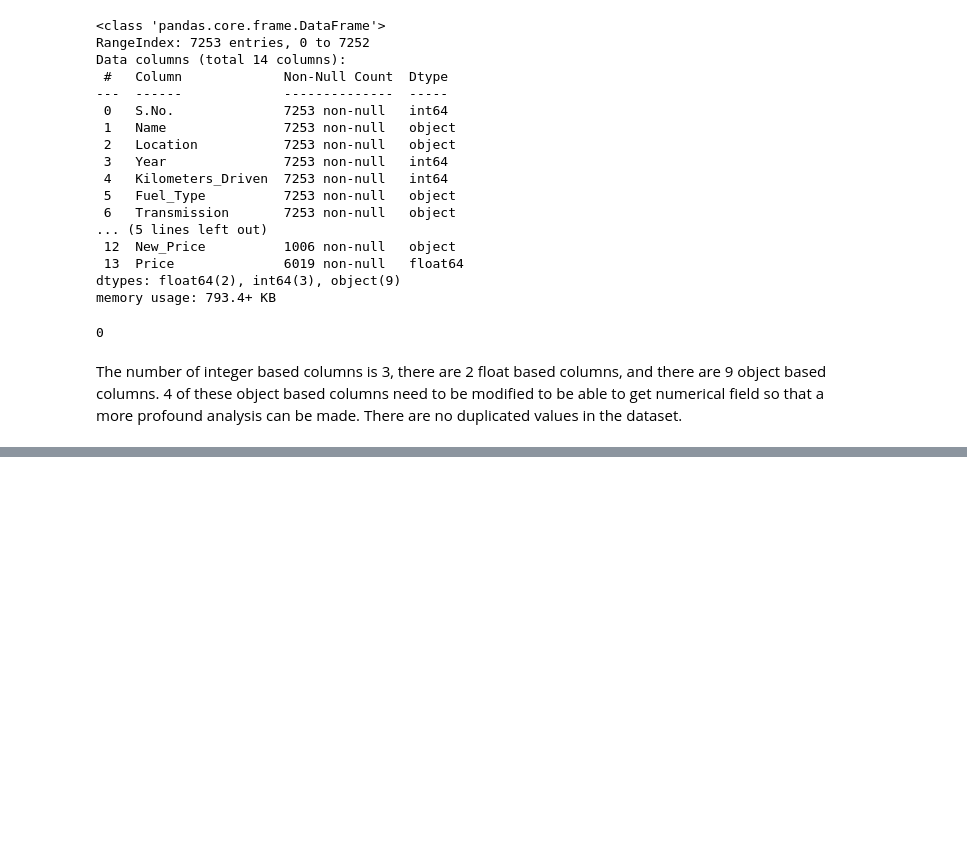
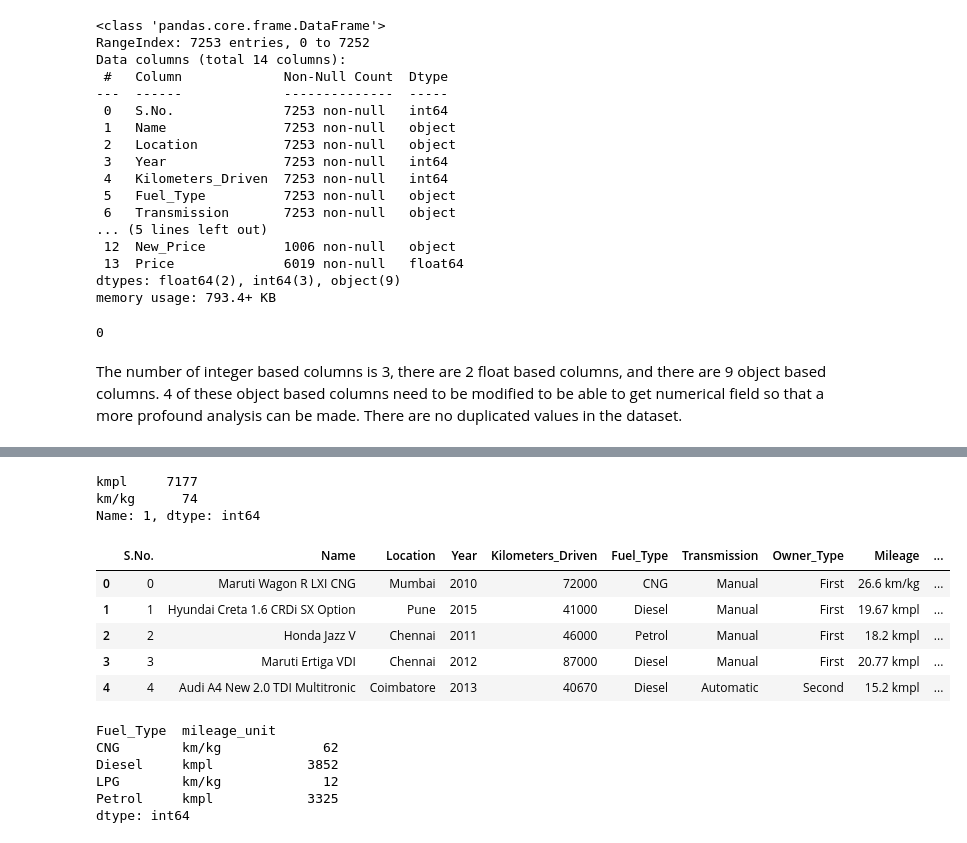
Before and after one commit to Salviz1019/Used-Car-Pricing-Model, a Jupyter notebook: Used Car Model - Supervised Learning.ipynb, the cells around one changed output, grey strips where cells are left out. Drawn from its saved outputs; the diff is of its cells as text; code cells hidden in the pictures; blank space fills up the shorter version.

```diff
--- a/Used Car Model - Supervised Learning.ipynb
+++ b/Used Car Model - Supervised Learning.ipynb
@@ -80,0 +89,3 @@ The number of integer based columns is 3, there are 2 float based columns, and t
+# %%
+db_mileage = db["Mileage"].str.split(" ",expand = True)
+db_mileage.head()
@@ -80,0 +99,27 @@ The number of integer based columns is 3, there are 2 float based columns, and t
+# %%
+db_mileage[1].value_counts()
+# %% [output]
+kmpl     7177
+km/kg      74
+Name: 1, dtype: int64
+# %%
+db["mileage_per_fuel"]=db_mileage[0].astype(float)
+db["mileage_unit"]=db_mileage[1]
+
+db.head()
+# %% [output]
+|  | S.No. | Name | Location | Year | Kilometers_Driven | Fuel_Type | Transmission | Owner_Type | Mileage | ... |
+| 0 | 0 | Maruti Wagon R LXI CNG | Mumbai | 2010 | 72000 | CNG | Manual | First | 26.6 km/kg | ... |
+| 1 | 1 | Hyundai Creta 1.6 CRDi SX Option | Pune | 2015 | 41000 | Diesel | Manual | First | 19.67 kmpl | ... |
+| 2 | 2 | Honda Jazz V | Chennai | 2011 | 46000 | Petrol | Manual | First | 18.2 kmpl | ... |
+| 3 | 3 | Maruti Ertiga VDI | Chennai | 2012 | 87000 | Diesel | Manual | First | 20.77 kmpl | ... |
+| 4 | 4 | Audi A4 New 2.0 TDI Multitronic | Coimbatore | 2013 | 40670 | Diesel | Automatic | Second | 15.2 kmpl | ... |
+# %%
+db.groupby(by=["Fuel_Type", "mileage_unit"]).size()
+# %% [output]
+Fuel_Type  mileage_unit
+CNG        km/kg             62
+Diesel     kmpl            3852
+LPG        km/kg             12
+Petrol     kmpl            3325
+dtype: int64
```
Also changed, not shown: parts of 7 cells of this notebook.
